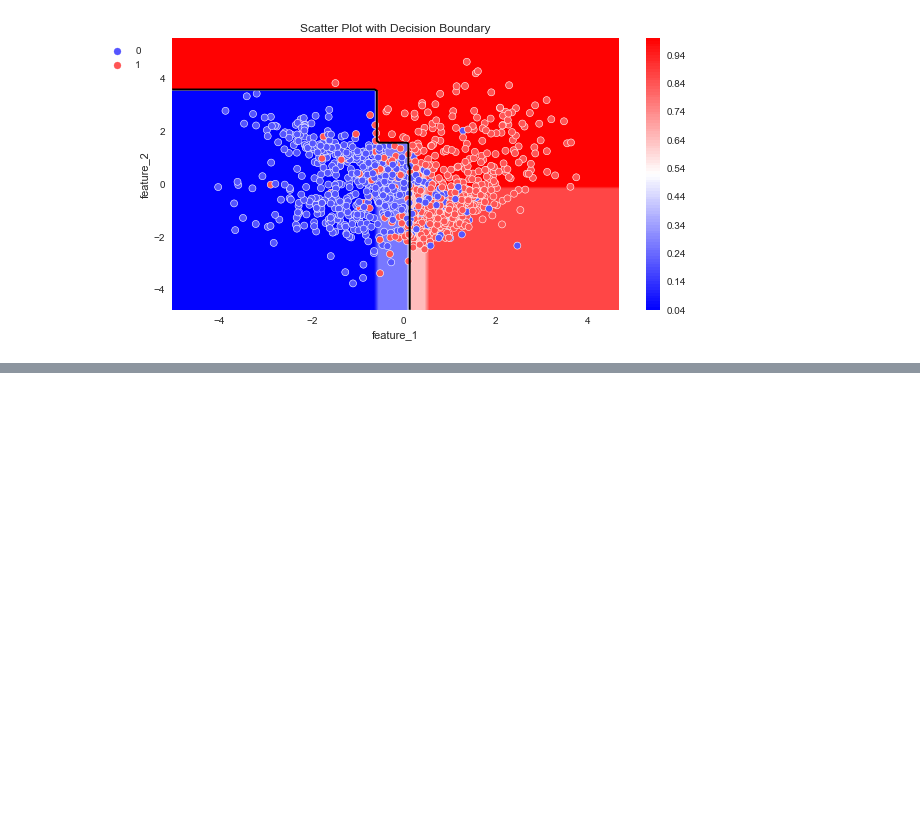
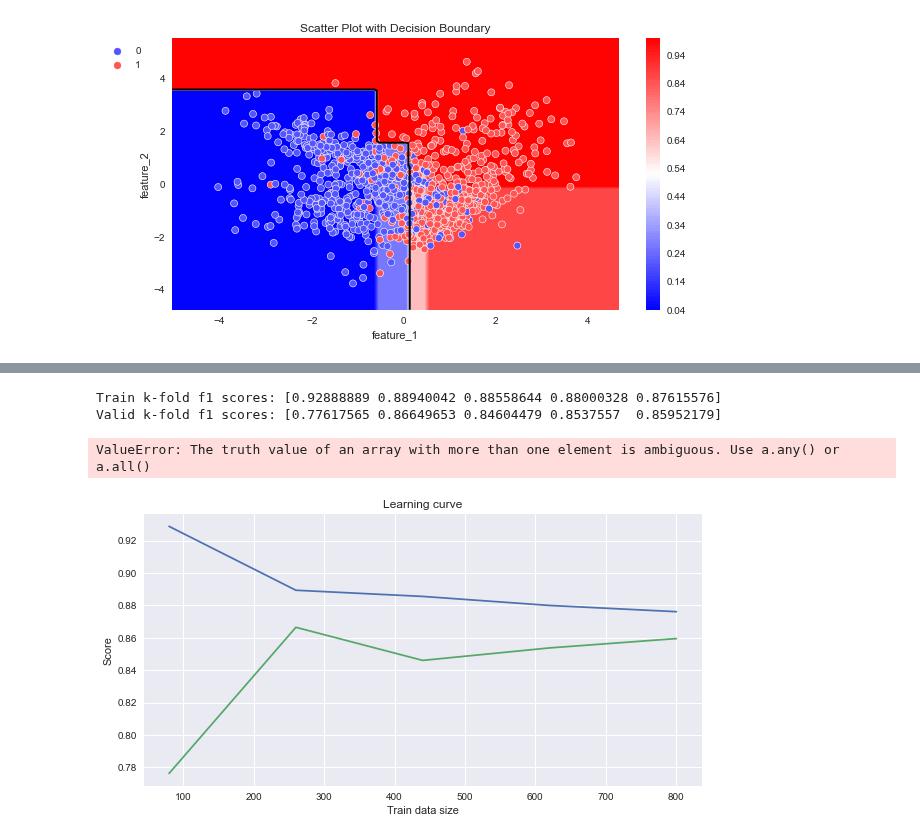
Before and after one commit to PoluboyarinovSI/SF_DataScience, a Jupyter notebook: Current_tasks/ML_4.ipynb, the cells around one changed output, grey strips where cells are left out. Cells and saved outputs as stored; diff of their text form; code cells hidden in the pictures; blank space fills up the shorter version.

```diff
--- a/Current_tasks/ML_4.ipynb
+++ b/Current_tasks/ML_4.ipynb
@@ -569,0 +572,16 @@ plot_probabilities_2d(X, y, model_2)
+# %%
+# создаем объект кросс-валидатора k-fold со стратификацией
+skf = model_selection.StratifiedKFold(n_splits=5)
+
+# Вычисляем координаты для построения кривой
+train_sizes, train_scores, valid_scores = model_selection.learning_curve(
+    estimator = model_2, # модель
+    X=X, # матрица наблюдений
+    y=y, # матрица ответов
+    cv=skf,
+    scoring='f1'
+)
+
+print('Train sizes:\n', train_sizes)
+print('Train scores:\n', train_scores)
+print('Valid scores:\n', valid_scores)
@@ -569,0 +603,23 @@ plot_probabilities_2d(X, y, model_2)
+# %%
+train_scores_mean = np.mean(train_scores, axis=1)
+valid_scores_mean = np.mean(valid_scores, axis=1)
+
+print('Train k-fold f1 scores:', train_scores_mean)
+print('Valid k-fold f1 scores:', valid_scores_mean)
+# %% [output]
+Train k-fold f1 scores: [0.92888889 0.88940042 0.88558644 0.88000328 0.87615576]
+Valid k-fold f1 scores: [0.77617565 0.86649653 0.84604479 0.8537557  0.85952179]
+# %%
+# визуализируем кривую обучения
+fig, ax = plt.subplots(figsize=(10,5))
+ax.plot(train_sizes, train_scores_mean, label='Train')
+ax.plot(train_sizes, valid_scores_mean, label='Valid')
+ax.set_title('Learning curve')
+ax.set_xlabel('Train data size')
+ax.set_ylabel('Score')
+ax.xaxis.set_ticks(train_scores)
+ax.set_ylim(0, 1)
+ax.legend()
+# %% [output]
+ValueError: The truth value of an array with more than one element is ambiguous. Use a.any() or a.all()
+[figure, added]
```
Also changed, not shown: parts of 8 cells of this notebook, 1 other file.
